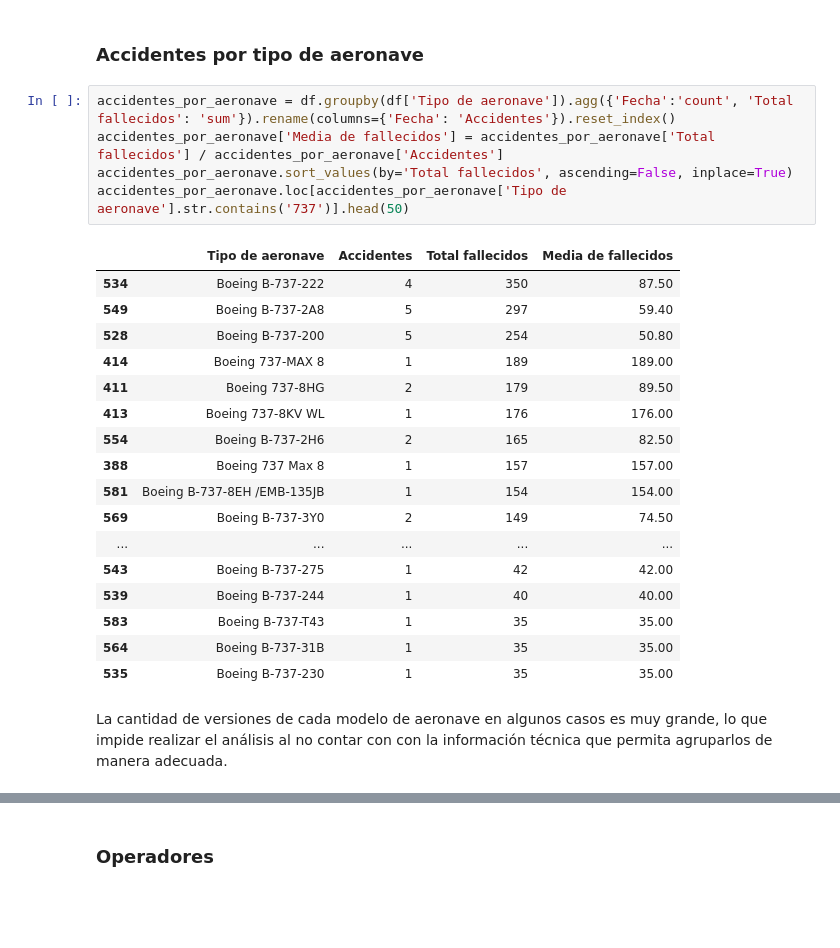
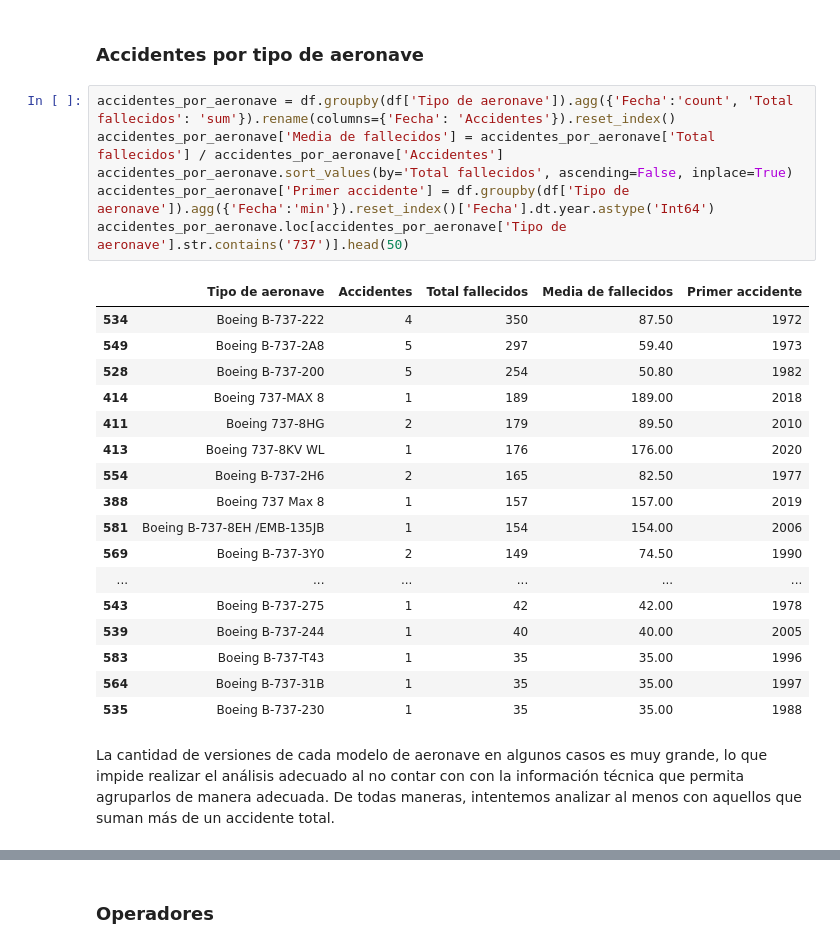
Before and after one commit to oOOoutsiderOOo/PIDA-Henry, a Jupyter notebook: EDA.ipynb, the cells around one changed output, grey strips where cells are left out. Cells and saved outputs as stored; diff of their text form; blank space fills up the shorter version.

```diff
--- a/EDA.ipynb
+++ b/EDA.ipynb
@@ -105,25 +107,26 @@ Podemos ver con la información disponible desde el año 70, que la tasa de acci
 # %%
 accidentes_por_aeronave = df.groupby(df['Tipo de aeronave']).agg({'Fecha':'count', 'Total fallecidos': 'sum'}).rename(columns={'Fecha': 'Accidentes'}).reset_index()
 accidentes_por_aeronave['Media de fallecidos'] = accidentes_por_aeronave['Total fallecidos'] / accidentes_por_aeronave['Accidentes']
 accidentes_por_aeronave.sort_values(by='Total fallecidos', ascending=False, inplace=True)
+accidentes_por_aeronave['Primer accidente'] = df.groupby(df['Tipo de aeronave']).agg({'Fecha':'min'}).reset_index()['Fecha'].dt.year.astype('Int64')
 accidentes_por_aeronave.loc[accidentes_por_aeronave['Tipo de aeronave'].str.contains('737')].head(50)
 # %% [output]
-|  | Tipo de aeronave | Accidentes | Total fallecidos | Media de fallecidos |
-| 534 | Boeing B-737-222 | 4 | 350 | 87.50 |
-| 549 | Boeing B-737-2A8 | 5 | 297 | 59.40 |
-| 528 | Boeing B-737-200 | 5 | 254 | 50.80 |
-| 414 | Boeing 737-MAX 8 | 1 | 189 | 189.00 |
-| 411 | Boeing 737-8HG | 2 | 179 | 89.50 |
-| 413 | Boeing 737-8KV WL | 1 | 176 | 176.00 |
-| 554 | Boeing B-737-2H6 | 2 | 165 | 82.50 |
-| 388 | Boeing 737 Max 8 | 1 | 157 | 157.00 |
-| 581 | Boeing B-737-8EH /EMB-135JB | 1 | 154 | 154.00 |
-| 569 | Boeing B-737-3Y0 | 2 | 149 | 74.50 |
-| ... | ... | ... | ... | ... |
-| 543 | Boeing B-737-275 | 1 | 42 | 42.00 |
-| 539 | Boeing B-737-244 | 1 | 40 | 40.00 |
-| 583 | Boeing B-737-T43 | 1 | 35 | 35.00 |
-| 564 | Boeing B-737-31B | 1 | 35 | 35.00 |
-| 535 | Boeing B-737-230 | 1 | 35 | 35.00 |
+|  | Tipo de aeronave | Accidentes | Total fallecidos | Media de fallecidos | Primer accidente |
+| 534 | Boeing B-737-222 | 4 | 350 | 87.50 | 1972 |
+| 549 | Boeing B-737-2A8 | 5 | 297 | 59.40 | 1973 |
+| 528 | Boeing B-737-200 | 5 | 254 | 50.80 | 1982 |
+| 414 | Boeing 737-MAX 8 | 1 | 189 | 189.00 | 2018 |
+| 411 | Boeing 737-8HG | 2 | 179 | 89.50 | 2010 |
+| 413 | Boeing 737-8KV WL | 1 | 176 | 176.00 | 2020 |
+| 554 | Boeing B-737-2H6 | 2 | 165 | 82.50 | 1977 |
+| 388 | Boeing 737 Max 8 | 1 | 157 | 157.00 | 2019 |
+| 581 | Boeing B-737-8EH /EMB-135JB | 1 | 154 | 154.00 | 2006 |
+| 569 | Boeing B-737-3Y0 | 2 | 149 | 74.50 | 1990 |
+| ... | ... | ... | ... | ... | ... |
+| 543 | Boeing B-737-275 | 1 | 42 | 42.00 | 1978 |
+| 539 | Boeing B-737-244 | 1 | 40 | 40.00 | 2005 |
+| 583 | Boeing B-737-T43 | 1 | 35 | 35.00 | 1996 |
+| 564 | Boeing B-737-31B | 1 | 35 | 35.00 | 1997 |
+| 535 | Boeing B-737-230 | 1 | 35 | 35.00 | 1988 |
 # %% [markdown]
-La cantidad de versiones de cada modelo de aeronave en algunos casos es muy grande, lo que impide realizar el análisis al no contar con con la información técnica que permita agruparlos de manera adecuada.
+La cantidad de versiones de cada modelo de aeronave en algunos casos es muy grande, lo que impide realizar el análisis adecuado al no contar con con la información técnica que permita agruparlos de manera adecuada. De todas maneras, intentemos analizar al menos con aquellos que suman más de un accidente total.
```
Also changed, not shown: parts of 41 cells of this notebook, 5 other files.
